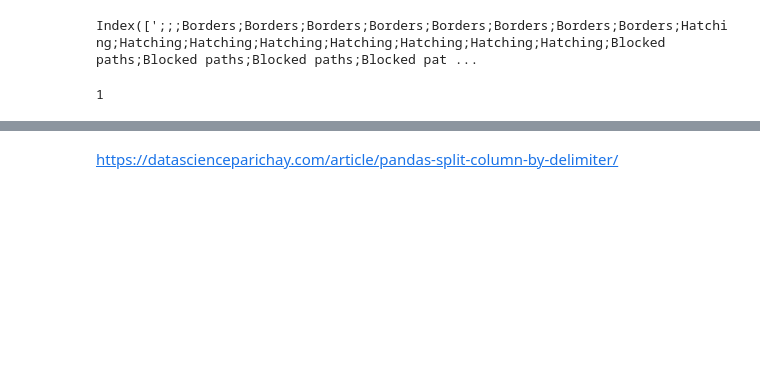
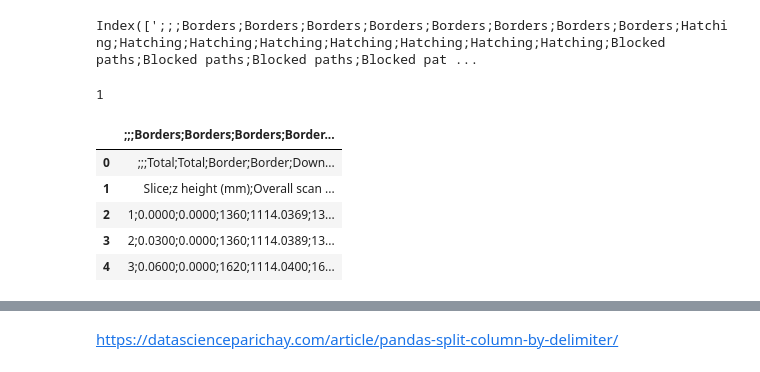
Before and after one commit to JSJeong-me/Irostyle_consortium, a Jupyter notebook: 01-rnx.ipynb, the cells around one changed output, grey strips where cells are left out. Saved outputs shown, nothing was run; the diff lists cells and outputs as text; code cells hidden in the pictures; blank space fills up the shorter version.

```diff
--- a/01-rnx.ipynb
+++ b/01-rnx.ipynb
@@ -12,3 +12,12 @@ Index([';;;Borders;Borders;Borders;Borders;Borders;Borders;Borders;Borders;Hatch
 len(data.columns)
 # %% [output]
 1
+# %%
+data.head()
+# %% [output]
+|  | ;;;Borders;Borders;Borders;Border... |
+| 0 | ;;;Total;Total;Border;Border;Down... |
+| 1 | Slice;z height (mm);Overall scan ... |
+| 2 | 1;0.0000;0.0000;1360;1114.0369;13... |
+| 3 | 2;0.0300;0.0000;1360;1114.0389;13... |
+| 4 | 3;0.0600;0.0000;1620;1114.0400;16... |
```
Also changed, not shown: parts of 9 cells of this notebook.
